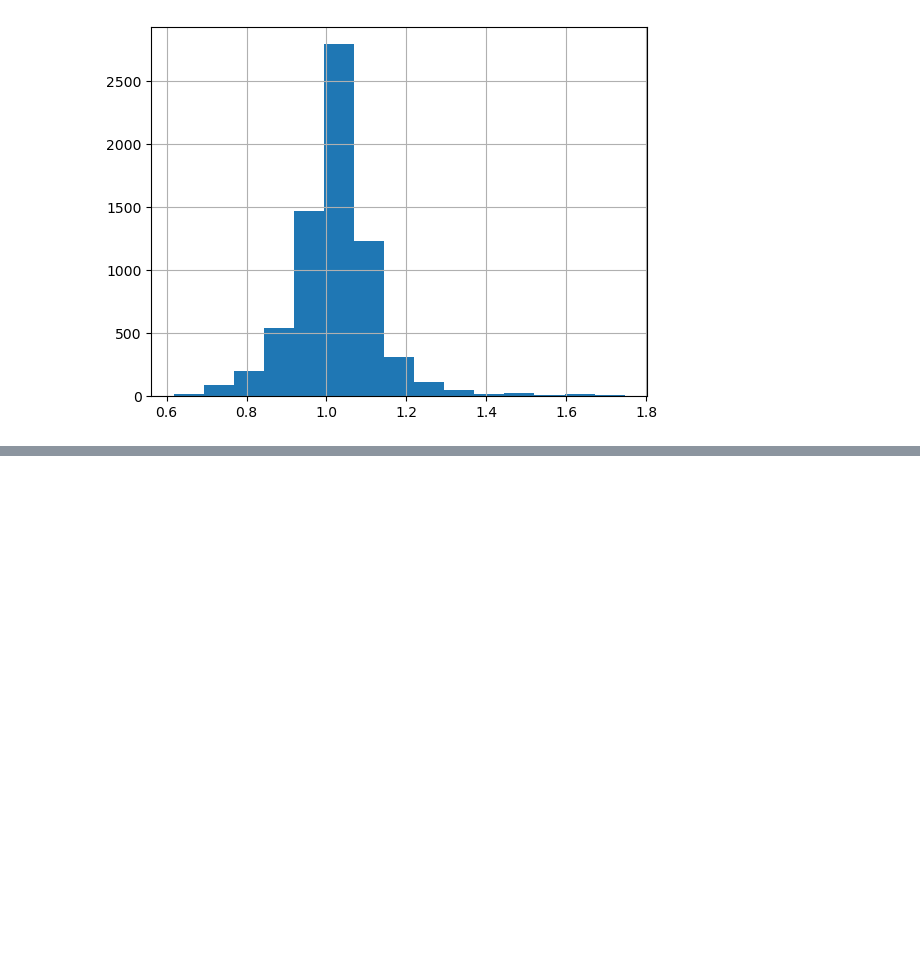
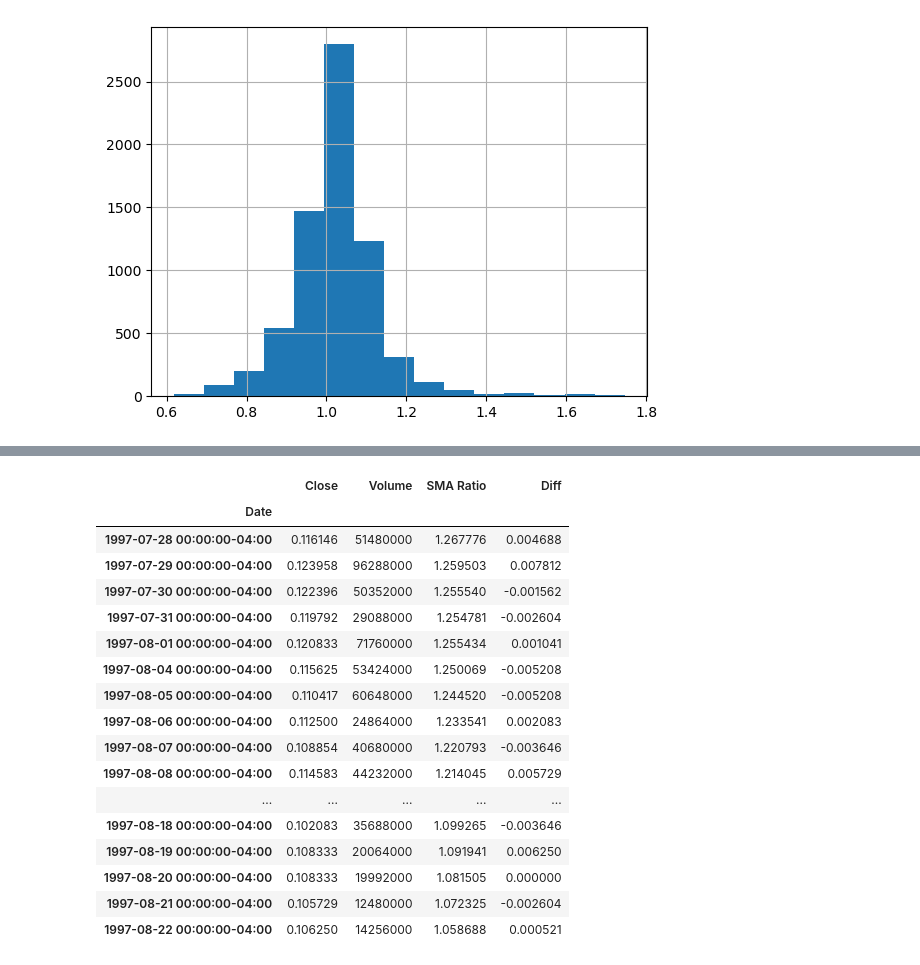
Before and after one commit to joeyallen1/RL_Trading, a Jupyter notebook: Trading.ipynb, the cells around one changed output, grey strips where cells are left out. Saved outputs shown, nothing was run; the diff lists cells and outputs as text; code cells hidden in the pictures; blank space fills up the shorter version.

```diff
--- a/Trading.ipynb
+++ b/Trading.ipynb
@@ -157,0 +188,21 @@ amzn_df['SMA Ratio'].hist(bins=15)
+# %%
+amzn_df.head(20)
+# %% [output]
+|  | Close | Volume | SMA Ratio | Diff |
+| Date |  |  |  |  |
+| 1997-07-28 00:00:00-04:00 | 0.116146 | 51480000 | 1.267776 | 0.004688 |
+| 1997-07-29 00:00:00-04:00 | 0.123958 | 96288000 | 1.259503 | 0.007812 |
+| 1997-07-30 00:00:00-04:00 | 0.122396 | 50352000 | 1.255540 | -0.001562 |
+| 1997-07-31 00:00:00-04:00 | 0.119792 | 29088000 | 1.254781 | -0.002604 |
+| 1997-08-01 00:00:00-04:00 | 0.120833 | 71760000 | 1.255434 | 0.001041 |
+| 1997-08-04 00:00:00-04:00 | 0.115625 | 53424000 | 1.250069 | -0.005208 |
+| 1997-08-05 00:00:00-04:00 | 0.110417 | 60648000 | 1.244520 | -0.005208 |
+| 1997-08-06 00:00:00-04:00 | 0.112500 | 24864000 | 1.233541 | 0.002083 |
+| 1997-08-07 00:00:00-04:00 | 0.108854 | 40680000 | 1.220793 | -0.003646 |
+| 1997-08-08 00:00:00-04:00 | 0.114583 | 44232000 | 1.214045 | 0.005729 |
+| ... | ... | ... | ... | ... |
+| 1997-08-18 00:00:00-04:00 | 0.102083 | 35688000 | 1.099265 | -0.003646 |
+| 1997-08-19 00:00:00-04:00 | 0.108333 | 20064000 | 1.091941 | 0.006250 |
+| 1997-08-20 00:00:00-04:00 | 0.108333 | 19992000 | 1.081505 | 0.000000 |
+| 1997-08-21 00:00:00-04:00 | 0.105729 | 12480000 | 1.072325 | -0.002604 |
+| 1997-08-22 00:00:00-04:00 | 0.106250 | 14256000 | 1.058688 | 0.000521 |
```
Also changed, not shown: parts of 17 cells of this notebook.
